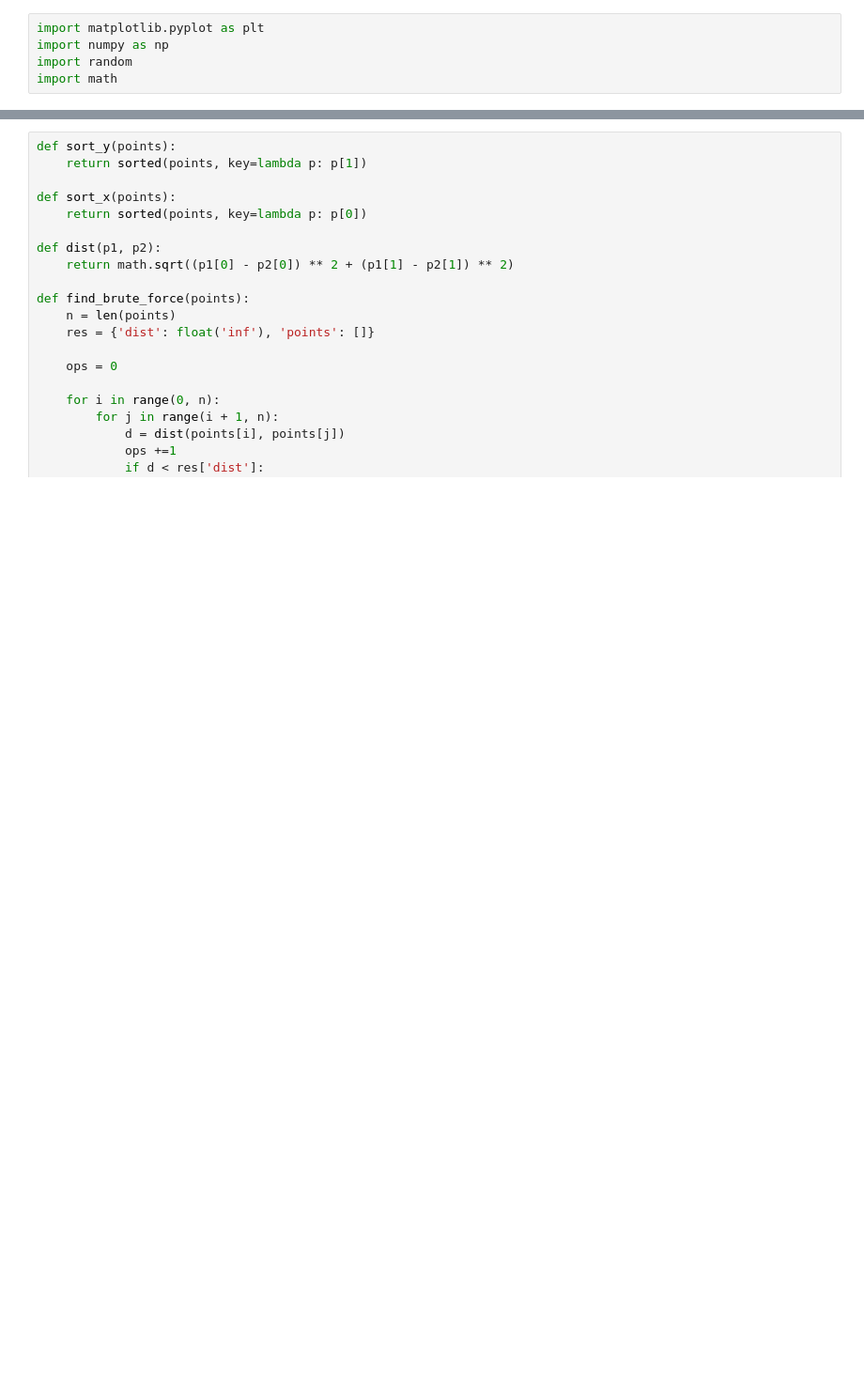
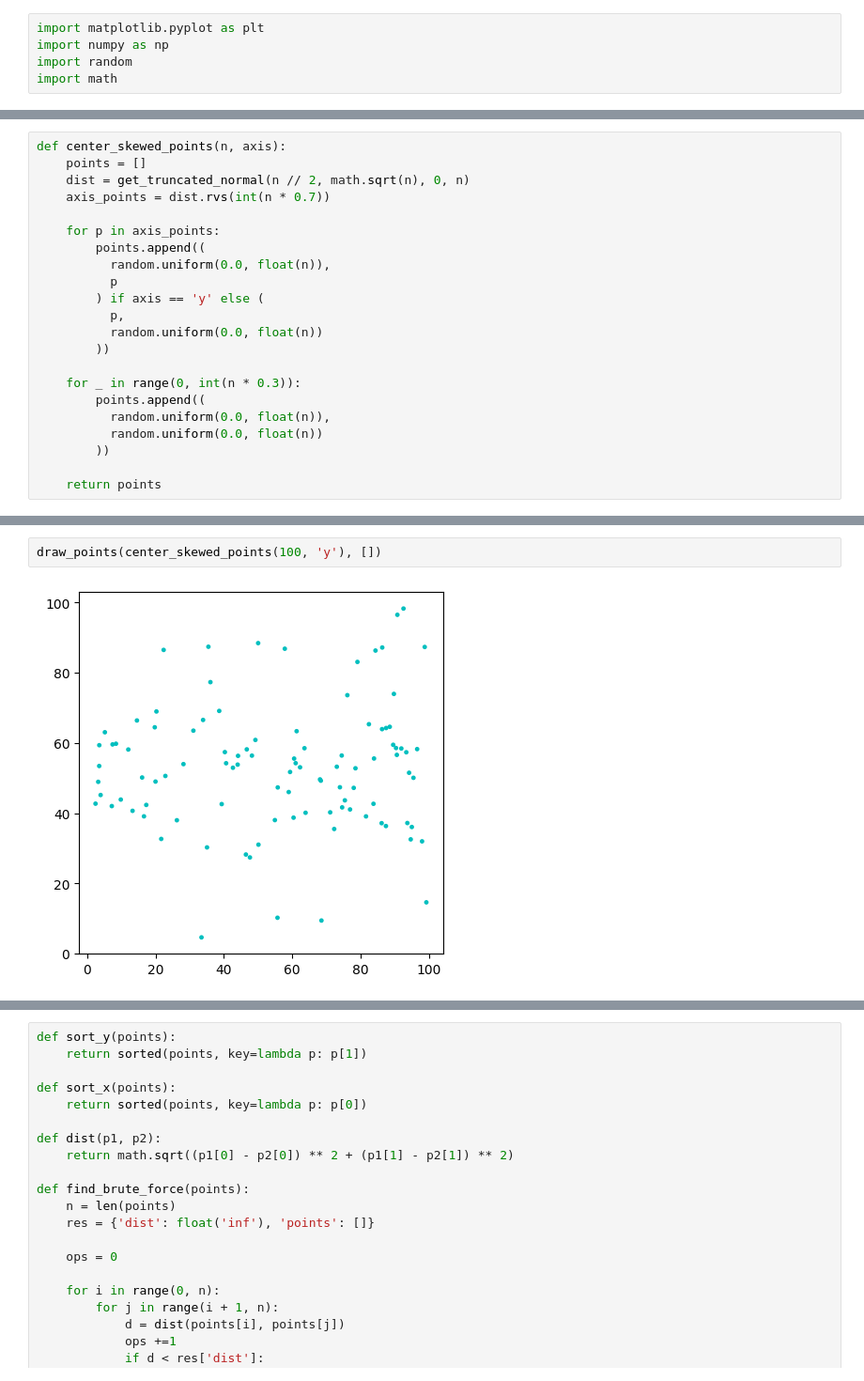
Before and after one commit to yurtsiv/pwr, a Jupyter notebook: masters/semester-2/mpa/lab5/Lab 5.ipynb, the cells around one changed output, grey strips where cells are left out. Shown at 94% size. Cells and saved outputs as stored; diff of their text form; blank space fills up the shorter version.

```diff
--- a/masters/semester-2/mpa/lab5/Lab 5.ipynb
+++ b/masters/semester-2/mpa/lab5/Lab 5.ipynb
@@ -22,0 +29,22 @@ def random_square_points(n, side = 100):
+# %%
+def center_skewed_points(n, axis):
+    points = []
+    dist = get_truncated_normal(n // 2, math.sqrt(n), 0, n)
+    axis_points = dist.rvs(int(n * 0.7))
+
+    for p in axis_points:
+        points.append((
+          random.uniform(0.0, float(n)),
+          p
+        ) if axis == 'y' else (
+          p,
+          random.uniform(0.0, float(n))
+        ))
+
+    for _ in range(0, int(n * 0.3)):
+        points.append((
+          random.uniform(0.0, float(n)),
+          random.uniform(0.0, float(n))
+        ))
+
+    return points
@@ -22,0 +91,4 @@ def random_square_points(n, side = 100):
+# %%
+draw_points(center_skewed_points(100, 'y'), [])
+# %% [output]
+[figure, added]
```
Also changed, not shown: parts of 21 cells of this notebook.
